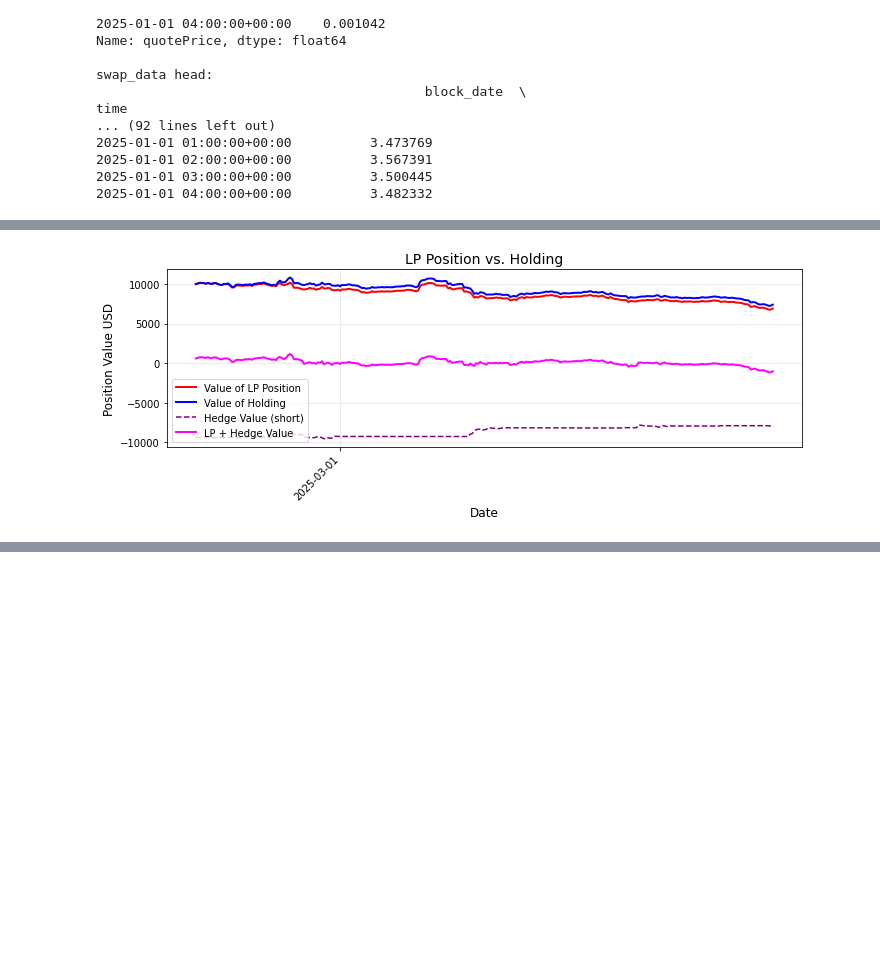
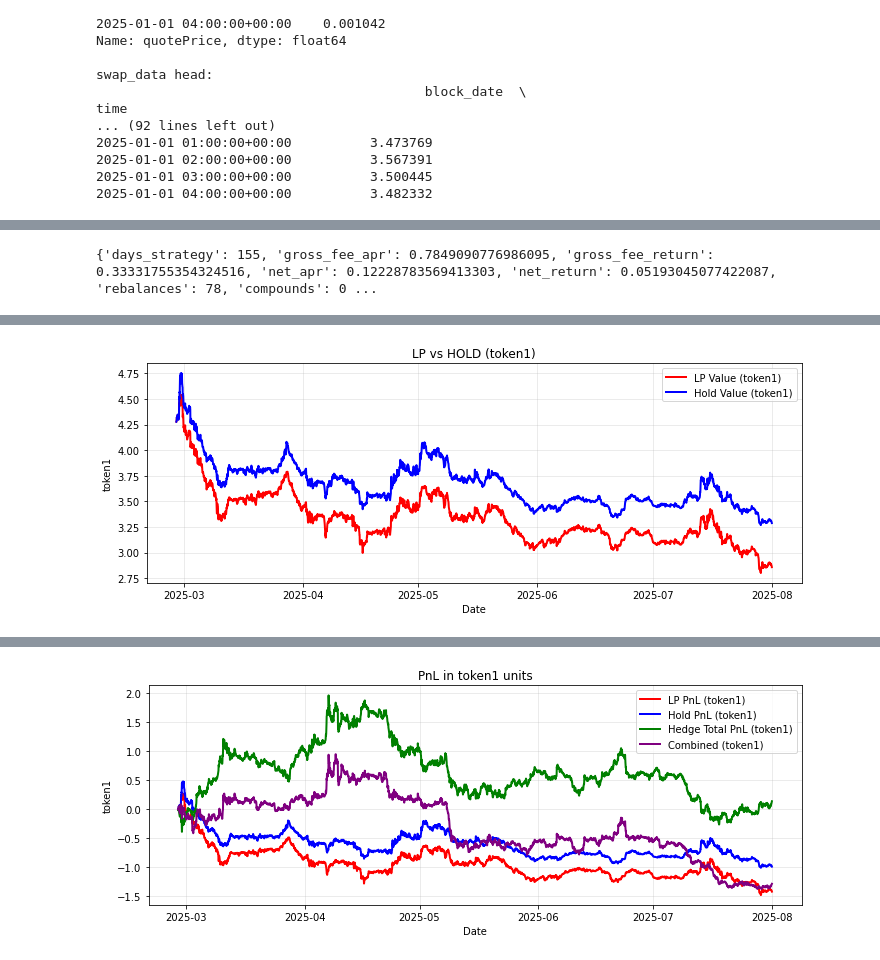
Before and after one commit to marescialloNino/univ3-strategies, a Jupyter notebook: 8_notete.ipynb, the cells around one changed output, grey strips where cells are left out. Saved outputs shown, nothing was run; the diff lists cells and outputs as text; code cells hidden in the pictures; blank space fills up the shorter version.

```diff
--- a/8_notete.ipynb
+++ b/8_notete.ipynb
@@ -113,8 +113,8 @@ from ActiveStrategyFramework import simulate_strategy, generate_simulation_serie
 import pandas as pd
 
 # Window
-start_ts = pd.Timestamp('2025-02-26 00:00:00', tz='UTC')
-end_ts   = pd.Timestamp('2025-03-10 00:00:00', tz='UTC')
+start_ts = pd.Timestamp('2025-02-27 00:00:00', tz='UTC')
+end_ts   = pd.Timestamp('2025-08-01 00:00:00', tz='UTC')
 
 # Slice inputs (use exactly these columns from your prices df)
 price_week = prices['quotePrice'].loc[start_ts:end_ts]
@@ -143,7 +143,7 @@ amt1 = (initial_usd / 2.0) / token1_usd_t0
 # Strategy (optimal range; rebalance every 3 days)
 strategy = OptimalRangeStrategy(
     volatility_data=vol_week,
-    rebalance_days=1,
+    rebalance_days=2,
     alpha_range=(1.02, 2.0),
     alpha_steps=50,
     days_in_year=365
@@ -279,35 +275,52 @@ def load_bitget_futures_close(token_symbol: str, base_dir: str = "./data/central
+# %%
+from ActiveStrategyFramework import analyze_strategy
+stats = analyze_strategy(res_hedged, frequency='H')
+print(stats)
+# %% [output]
+{'days_strategy': 155, 'gross_fee_apr': 0.7849090776986095, 'gross_fee_return': 0.33331755354324516, 'net_apr': 0.12228783569413303, 'net_return': 0.05193045077422087, 'rebalances': 78, 'compounds': 0 ...
 # %%
-from ActiveStrategyFramework import compute_hedge_series, plot_position_value, plot_pnl_unhedged_vs_hedged
+# Hedge only token0 and report in token1 units
+from hedging import apply_delta_hedging
+import numpy as np
+import matplotlib.pyplot as plt
 import pandas as pd
 
-# Set your pool tokens
-token0 = "MORPHO"   # change to your token0
-token1 = "WETH"     # change to your token1
+# Ensure time column
+results_opt['time_pd'] = pd.to_datetime(results_opt['time'], utc=True, errors='coerce')
 
-# Load futures close series (5m)
-fut0 = load_bitget_futures_close(token0)
-fut1 = load_bitget_futures_close(token1)
-print("fut0 range:", fut0.index.min(), "->", fut0.index.max(), fut0.name)
-print("fut1 range:", fut1.index.min(), "->", fut1.index.max(), fut1.name)
+res_t1 = apply_delta_hedging(
+    strategy_df=results_opt,
+    token0_symbol_slug='morpho',     # adjust symbols if needed
+    token1_symbol_slug='eth',
+    price_source='usd',              # use pool USD prices already in results_opt
+    token0_usd_col='price_0_usd',
+    token1_usd_col=None,             # derive token1 USD = token0_usd / price
+    quote_price_col='price',
+    hedge_only='token0',             # only short token0
+    reporting_unit='token1'          # adds token1-valued columns
+).sort_values('time_pd')
 
-# Load strategy results if not already in memory as `res`
-if 'res' not in globals():
-    results_path = "./results_opt.csv"  # or your file
-    res = pd.read_csv(results_path)
-    # Ensure a proper datetime column
-    if 'time_pd' in res.columns:
-        res['time_pd'] = pd.to_datetime(res['time_pd'], utc=True, errors='coerce')
-    else:
-        res['time_pd'] = pd.to_datetime(res['time'], utc=True, errors='coerce')
-    res = res.dropna(subset=['time_pd']).sort_values('time_pd')
+# PnL in token1 units
+init_t1 = float(res_t1['value_position_token1'].iloc[0])
+lp_pnl_t1    = (res_t1['value_position_token1'] - init_t1)
+hold_pnl_t1  = (res_t1['value_hold_token1']     - init_t1)
+hedge_pnl_t1 = res_t1['hedge_realized_pnl_total_token1'].fillna(0.0) + res_t1['hedge_unrealized_pnl_total_token1'].fillna(0.0)
+combined_t1  = (lp_pnl_t1 + hedge_pnl_t1)
 
-# Compute hedge series (re-hedge on reset points)
-res_hedge = compute_hedge_series(res, futures_price_0_usd=fut0, futures_price_1_usd=fut1, adjust_on_reset=True)
+# Plot values (token1)
+x = res_t1['time_pd'].to_numpy()
+fig, ax = plt.subplots(figsize=(10,4))
+ax.plot(x, res_t1['value_position_token1'].to_numpy().ravel(), color='red',  lw=2, label='LP Value (token1)')
+ax.plot(x, res_t1['value_hold_token1'].to_numpy().ravel(),     color='blue', lw=2, label='Hold Value (token1)')
+ax.set_title('LP vs HOLD (token1)'); ax.set_xlabel('Date'); ax.set_ylabel('token1')
+ax.grid(True, alpha=0.3); ax.legend(loc='best'); plt.tight_layout(); plt.show()
 
-# Plot LP vs Hold vs Hedge vs LP+Hedge
-_ = plot_position_value(res_hedge)
-_ = plot_pnl_unhedged_vs_hedged(res_hedge)
-
-# Quick sanity check on hedge columns
-print(res_hedge[['time_pd','value_position_usd','hedge_value_usd','value_position_hedged_usd']].head(3))
+# Plot PnL (token1)
+fig, ax = plt.subplots(figsize=(10,4))
+ax.plot(x, lp_pnl_t1.to_numpy().ravel(),        color='red',    lw=2, label='LP PnL (token1)')
+ax.plot(x, hold_pnl_t1.to_numpy().ravel(),      color='blue',   lw=2, label='Hold PnL (token1)')
+ax.plot(x, hedge_pnl_t1.to_numpy().ravel(),     color='green',  lw=2, label='Hedge Total PnL (token1)')
+ax.plot(x, combined_t1.to_numpy().ravel(),      color='purple', lw=2, label='Combined (token1)')
+ax.set_title('PnL in token1 units'); ax.set_xlabel('Date'); ax.set_ylabel('token1')
+ax.grid(True, alpha=0.3); ax.legend(loc='best'); plt.tight_layout(); plt.show()
 # %% [output]
@@ -316 +327 @@ fut1 range: 2025-01-03 17:40:00+00:00 -> 2025-08-30 13:45:00+00:00 ETH_fut_close
-[figure, old version]
+[figure, new version]
@@ -326,0 +328 @@ Error: Hedged value columns not found. Run hedging first.
+[figure, added]
```
Also changed, not shown: parts of 9 cells of this notebook, 53 other files.
